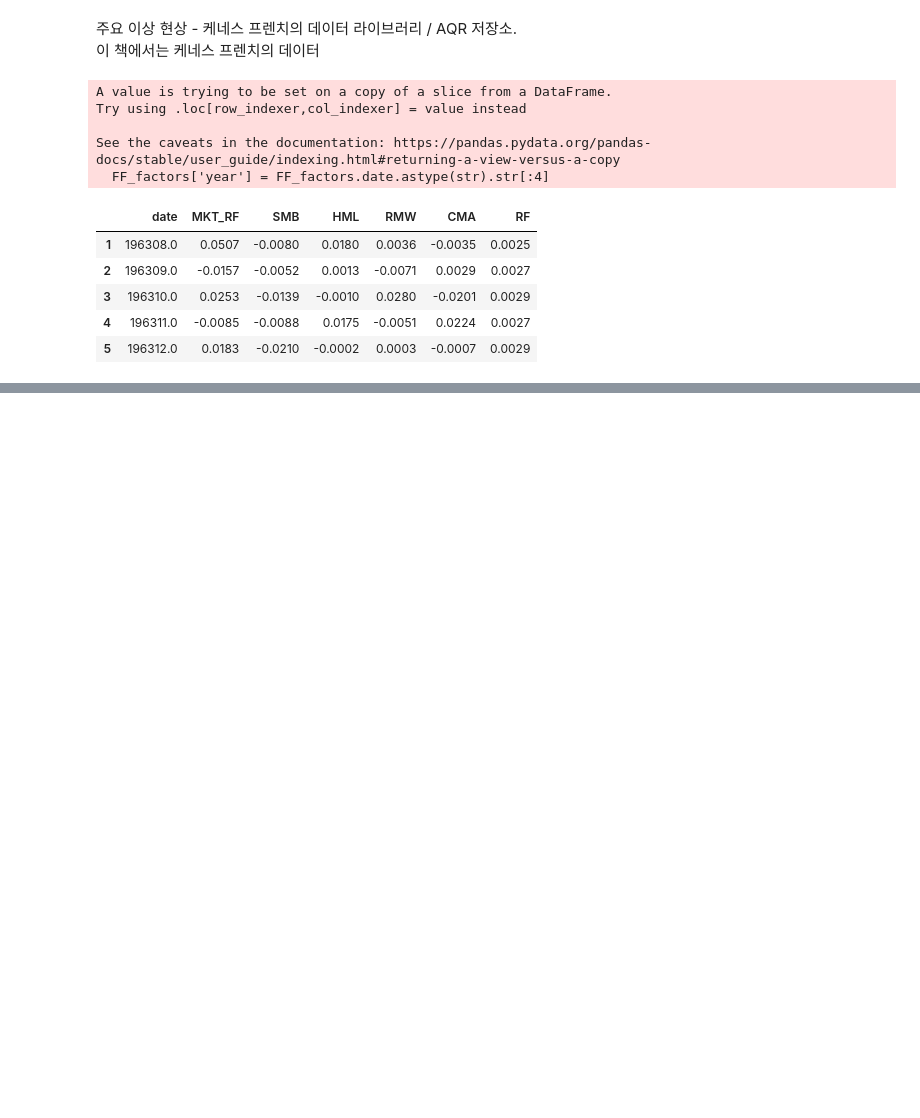
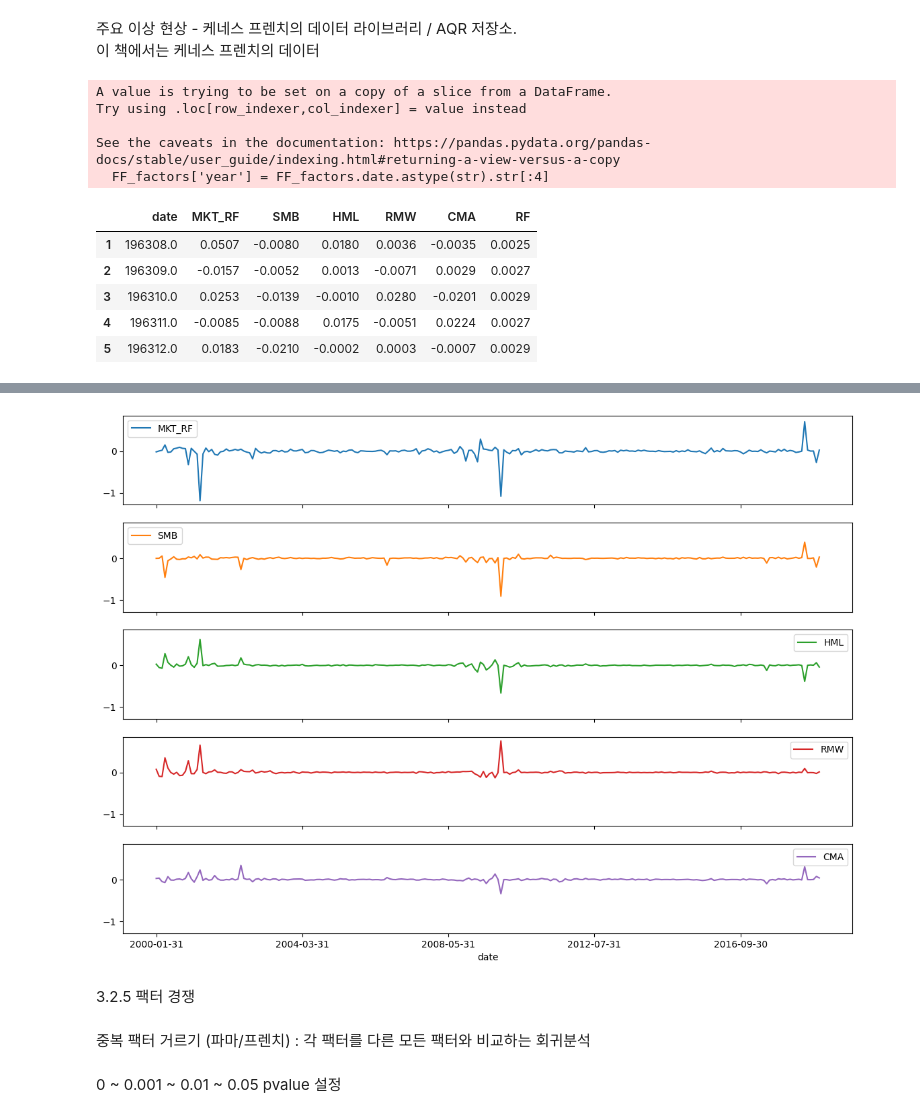
Before and after one commit to nomorebye/coding, a Jupyter notebook: ai3/chap1+3.ipynb, the cells around one changed output, grey strips where cells are left out. Cells and saved outputs as stored; diff of their text form; code cells hidden in the pictures; blank space fills up the shorter version.

```diff
--- a/ai3/chap1+3.ipynb
+++ b/ai3/chap1+3.ipynb
@@ -180,0 +254,4 @@ See the caveats in the documentation: https://pandas.pydata.org/pandas-docs/stab
+# %%
+returns_trsp = returns.transpose()
+df_2nd_pass = pd.concat([reg_result.iloc[:, 1:6], returns.transpose()], axis=1)
+df_2nd_pass.head()
@@ -180,0 +268,23 @@ See the caveats in the documentation: https://pandas.pydata.org/pandas-docs/stab
+# %%
+betas = df_2nd_pass.iloc[:, 0:5]
+date_list = list(returns_trsp.columns)
+results_params = []
+reg_result = []
+df_res_full = []
+for j in range(len(returns_trsp.columns)):
+    Y = returns_trsp.iloc[:,j]
+    results = sm.OLS(endog=Y, exog=sm.add_constant(betas)).fit()
+    results_params = results.params
+    reg_result_tmp = pd.DataFrame(results_params)
+    reg_result_tmp['date'] = date_list[j]
+    df_res_full.append(reg_result_tmp)
+
+df_res_full = pd.concat(df_res_full)
+df_res_full.reset_index(inplace=True)
+gammas = df_res_full
+
+gammas.rename(columns={"index": "factors_name", 0: "betas"}, inplace=True)
+gammas_mat = gammas.pivot(index='date', columns='factors_name', values='betas')
+column_names_inverted = ["const", "MKT_RF", "SMB", "HML", "RMW", "CMA"]
+gammas_mat = gammas_mat.reindex(columns=column_names_inverted)
+gammas_mat.head()
@@ -180,0 +299,11 @@ See the caveats in the documentation: https://pandas.pydata.org/pandas-docs/stab
+# %%
+gammas_mat.iloc[:, 1:6].plot(
+    figsize=(14,10), subplots=True, sharey=True, sharex=True
+)
+plt.show()
+# %% [output]
+[figure, added]
+# %% [markdown]
+3.2.5 팩터 경쟁
+# %% [markdown]
+중복 팩터 거르기 (파마/프렌치) : 각 팩터를 다른 모든 팩터와 비교하는 회귀분석
@@ -180,0 +328,2 @@ See the caveats in the documentation: https://pandas.pydata.org/pandas-docs/stab
+# %% [markdown]
+0 ~ 0.001 ~ 0.01 ~ 0.05 pvalue 설정
```
Also changed, not shown: parts of 18 cells of this notebook.
